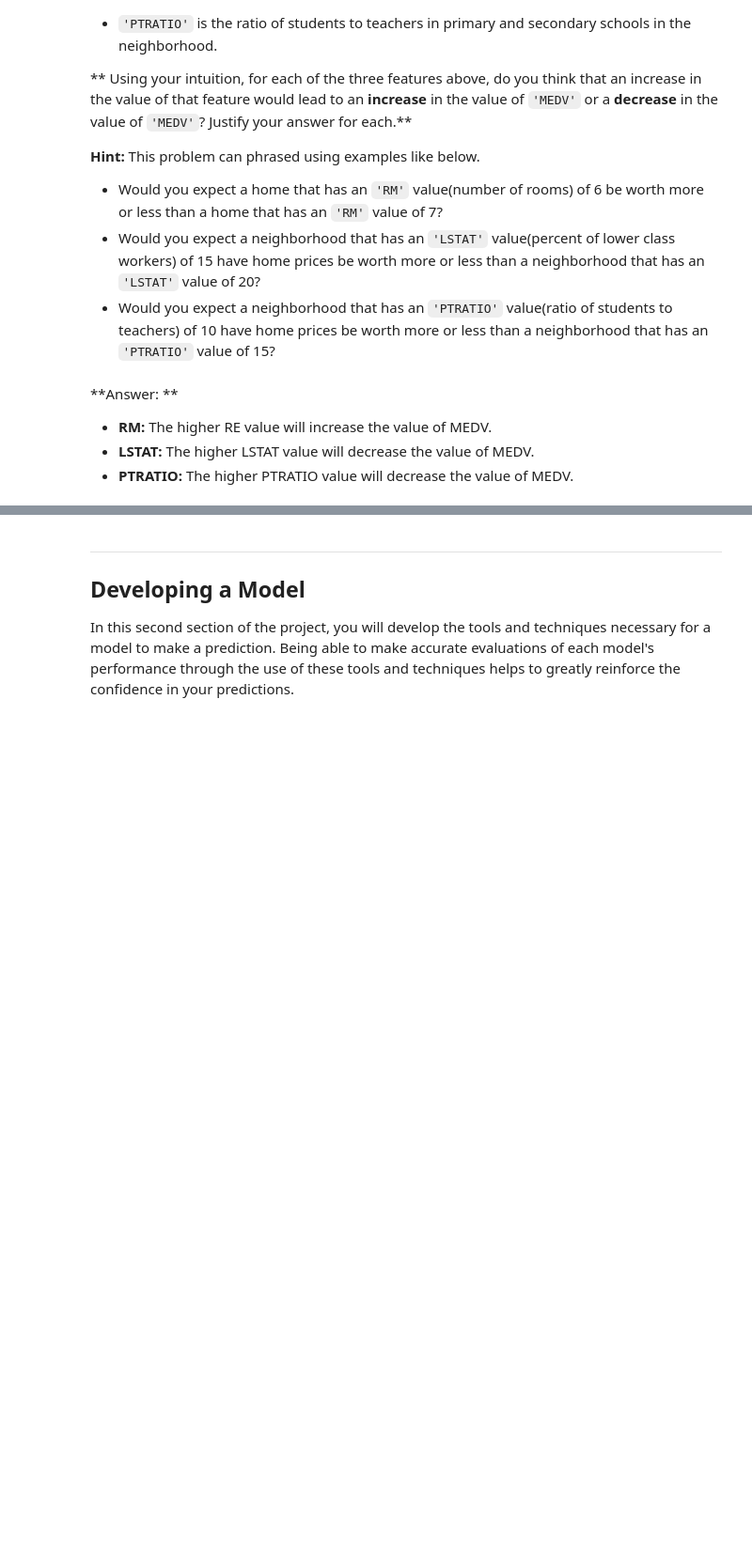
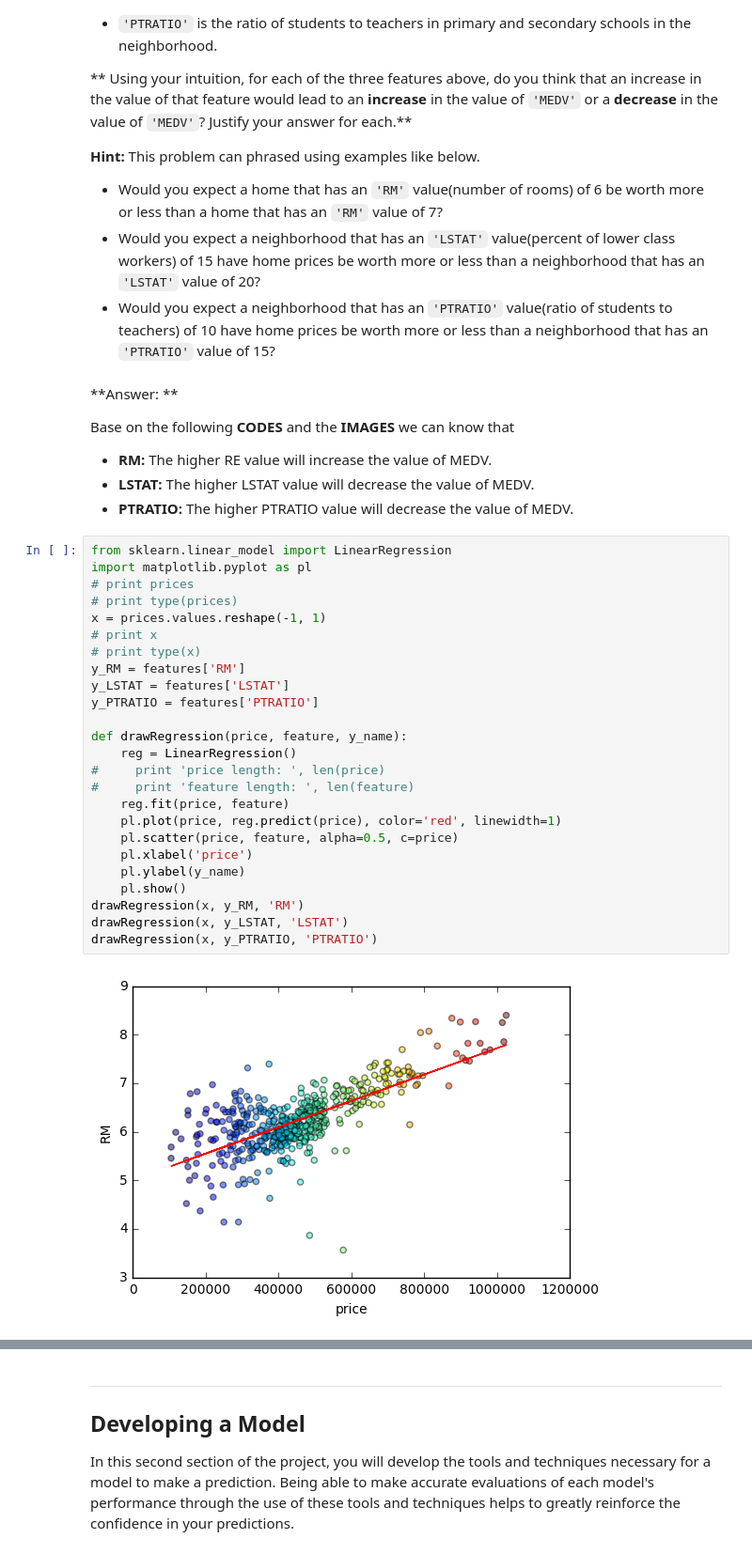
Before and after one commit to yehchilai/MachineLearningNanodegreeProjects, a Jupyter notebook: boston_housing/boston_housing.ipynb, the cells around one changed output, grey strips where cells are left out. Shown: that part at 94% size. Drawn from its saved outputs; the diff is of its cells as text; blank space fills up the shorter version.

```diff
--- a/boston_housing/boston_housing.ipynb
+++ b/boston_housing/boston_housing.ipynb
@@ -115,6 +115,35 @@ As a reminder, we are using three features from the Boston housing dataset: `'RM
 * Would you expect a neighborhood that has an `'PTRATIO'` value(ratio of students to teachers) of 10 have home prices be worth more or less than a neighborhood that has an `'PTRATIO'` value of 15?
 # %% [markdown]
 **Answer: **
+
+Base on the following **CODES** and the **IMAGES** we can know that
 - **RM:** The higher RE value will increase the value of MEDV.
 - **LSTAT:** The higher LSTAT value will decrease the value of MEDV.
 - **PTRATIO:** The higher PTRATIO value will decrease the value of MEDV.
+# %%
+from sklearn.linear_model import LinearRegression
+import matplotlib.pyplot as pl
+# print prices
+# print type(prices)
+x = prices.values.reshape(-1, 1)
+# print x
+# print type(x)
+y_RM = features['RM']
+y_LSTAT = features['LSTAT']
+y_PTRATIO = features['PTRATIO']
+
+def drawRegression(price, feature, y_name):
+    reg = LinearRegression()
+#     print 'price length: ', len(price)
+#     print 'feature length: ', len(feature)
+    reg.fit(price, feature)
+    pl.plot(price, reg.predict(price), color='red', linewidth=1)
+    pl.scatter(price, feature, alpha=0.5, c=price)
+    pl.xlabel('price')
+    pl.ylabel(y_name)
+    pl.show()
+drawRegression(x, y_RM, 'RM')
+drawRegression(x, y_LSTAT, 'LSTAT')
+drawRegression(x, y_PTRATIO, 'PTRATIO')
+# %% [output]
+[figure, added]
```
Also changed, not shown: parts of 13 cells of this notebook, 2 other files.
